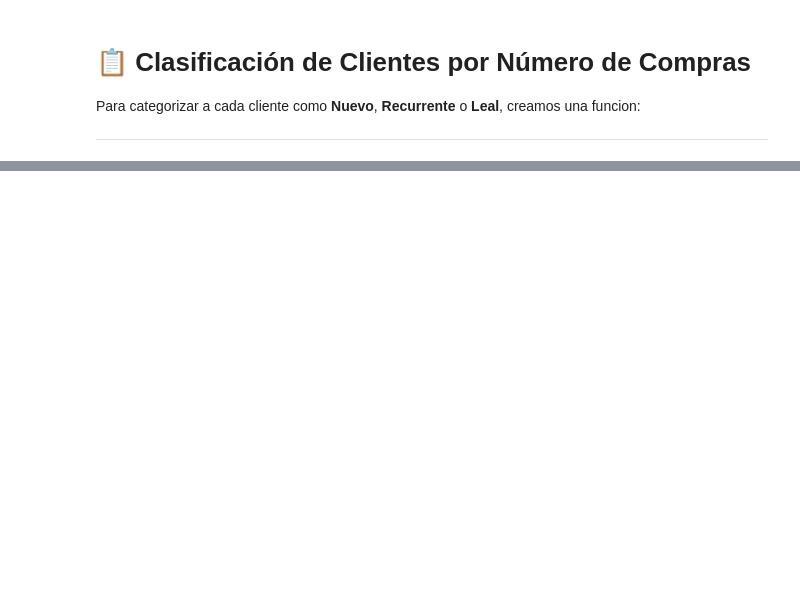
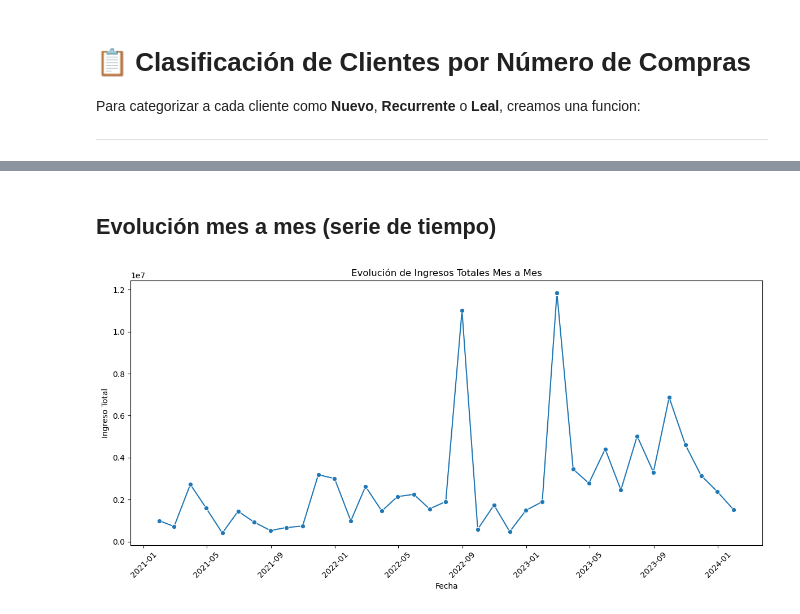
Before and after one commit to EdgarOso/My-learning-path, a Jupyter notebook: Proyecto Python/proyectazo..ipynb, the cells around one changed output, grey strips where cells are left out. Cells and saved outputs as stored; diff of their text form; code cells hidden in the pictures; blank space fills up the shorter version.

```diff
--- a/Proyecto Python/proyectazo..ipynb
+++ b/Proyecto Python/proyectazo..ipynb
@@ -578,2 +586,3 @@ print("👤 Clientes normalizados:\n", clientes_df_limpio.head(10), '\n \n')
 # %%
-ventas_df_limpio['Ingreso_Total'] = ventas_df_limpio['Cantidad'] * ventas_df_limpio['Precio_Unitario']
+ventas_df_limpio['Ingreso_Total'] = (ventas_df_limpio['Cantidad'] * ventas_df_limpio['Precio_Unitario']).astype(int)
+print(ventas_df_limpio['Ingreso_Total'])
@@ -580,4 +601,0 @@ ventas_df_limpio['Ingreso_Total'] = ventas_df_limpio['Cantidad'] * ventas_df_lim
-# %%
-ventas_df_limpio['Ingreso_Total'] = ventas_df_limpio['Cantidad'] * ventas_df_limpio['Precio_Unitario']
-print(ventas_df_limpio.head(10))
-# # Añadimos la columna de ingreso total
@@ -719,0 +806,13 @@ print("📋 Clasificación de Clientes por Número de Compras \n \n", clasificar
+# %%
+# 1.3 Top 10 productos por ganancia
+df_maestro['Costo_Total'] = (df_maestro['Cantidad'] * df_maestro['Costo_Unitario'].round())
+df_maestro['Ganancia'] = (df_maestro['Ingreso_Total'] - df_maestro['Costo_Total']).round()
+# print("💸 Cálculo de ganancia:\n", df_maestro[['ID_Producto', 'Nombre_Producto', 'Cantidad', 'Costo_Unitario', 'Costo_Total', 'Ingreso_Total', 'Ganancia']].head(10), '\n\n')
+top10_ganancia = (
+    df_maestro.groupby(['ID_Producto', 'Nombre_Producto', 'Cantidad', 'Costo_Unitario', 'Costo_Total', 'Ingreso_Total'])
+    ['Ganancia']
+      .sum()
+      .sort_values(ascending=False)
+      .head(10)
+)
+print("📈 Top 10 productos por ganancia:\n\n", top10_ganancia)
@@ -719,0 +927,28 @@ print("📋 Clasificación de Clientes por Número de Compras \n \n", clasificar
+# %% [markdown]
+## Evolución mes a mes (serie de tiempo)
+# %%
+# Agregar por mes
+df_mes = (
+    df_maestro
+    .groupby(pd.Grouper(key='Fecha_Venta', freq='M'))['Ingreso_Total']
+    .sum()
+    .reset_index()
+)
+
+# Gráfico de líneas
+plt.figure(figsize=(12, 6))
+sns.lineplot(
+    data=df_mes,
+    x='Fecha_Venta',
+    y='Ingreso_Total',
+    marker='o',
+    color='tab:blue'
+)
+plt.title('Evolución de Ingresos Totales Mes a Mes')
+plt.xlabel('Fecha')
+plt.ylabel('Ingreso Total')
+plt.xticks(rotation=45)
+plt.tight_layout()
+plt.show()
+# %% [output]
+[figure, added]
```
Also changed, not shown: parts of 50 cells of this notebook.
